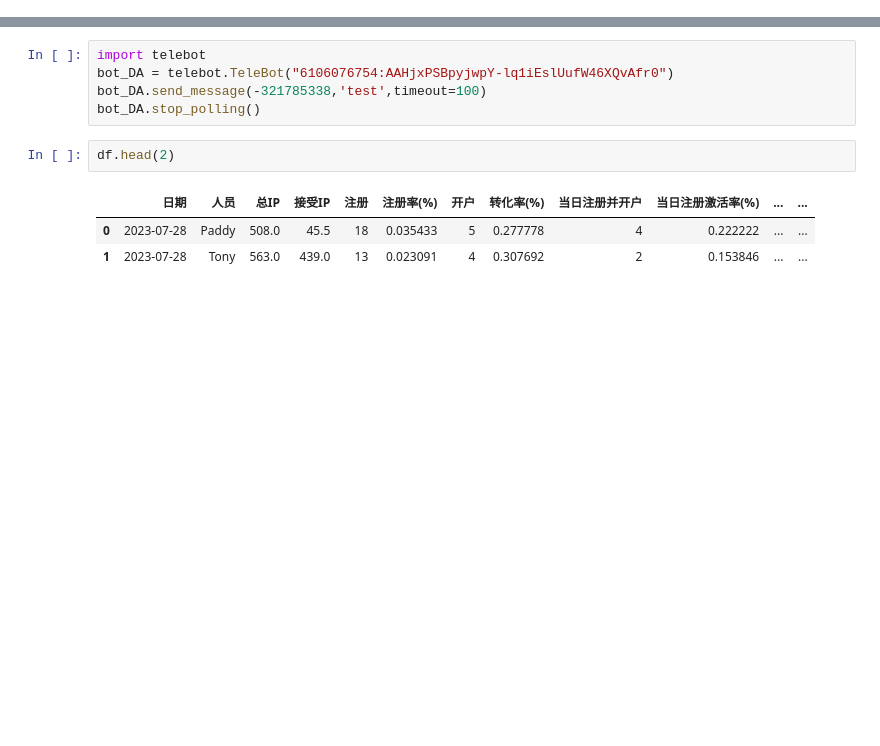
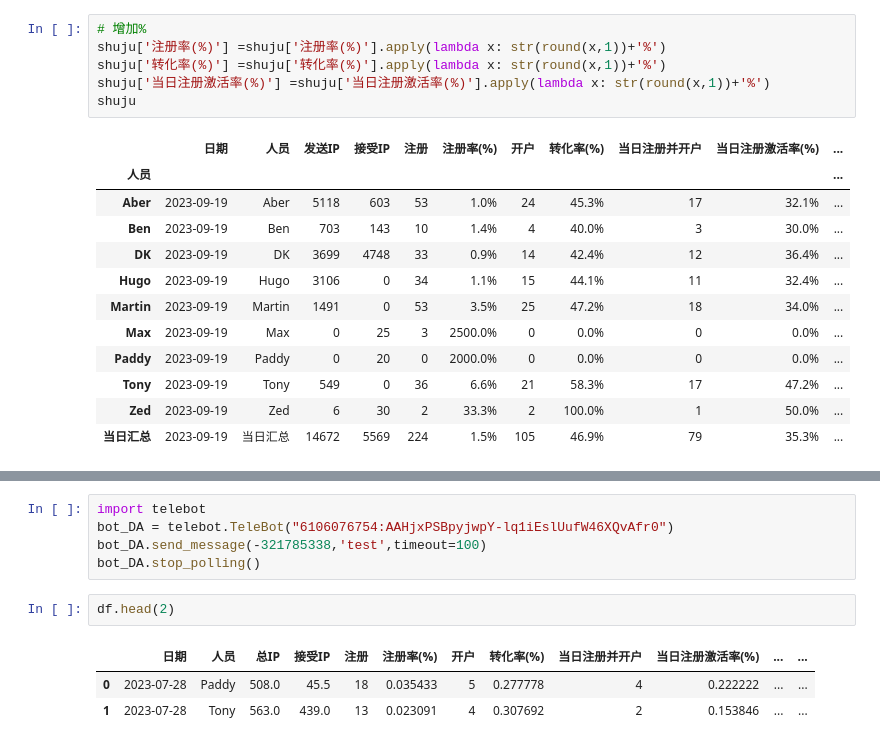
Before and after one commit to Marquis0065/project202308285, a Jupyter notebook: Bsport/TEST_/test1.ipynb, the cells around one changed output, grey strips where cells are left out. Saved outputs shown, nothing was run; the diff lists cells and outputs as text; blank space fills up the shorter version.

```diff
--- a/Bsport/TEST_/test1.ipynb
+++ b/Bsport/TEST_/test1.ipynb
@@ -0,0 +567,19 @@
+# %%
+# 增加%
+shuju['注册率(%)'] =shuju['注册率(%)'].apply(lambda x: str(round(x,1))+'%')
+shuju['转化率(%)'] =shuju['转化率(%)'].apply(lambda x: str(round(x,1))+'%')
+shuju['当日注册激活率(%)'] =shuju['当日注册激活率(%)'].apply(lambda x: str(round(x,1))+'%')
+shuju
+# %% [output]
+|  | 日期 | 人员 | 发送IP | 接受IP | 注册 | 注册率(%) | 开户 | 转化率(%) | 当日注册并开户 | 当日注册激活率(%) | ... |
+| 人员 |  |  |  |  |  |  |  |  |  |  | ... |
+| Aber | 2023-09-19 | Aber | 5118 | 603 | 53 | 1.0% | 24 | 45.3% | 17 | 32.1% | ... |
+| Ben | 2023-09-19 | Ben | 703 | 143 | 10 | 1.4% | 4 | 40.0% | 3 | 30.0% | ... |
+| DK | 2023-09-19 | DK | 3699 | 4748 | 33 | 0.9% | 14 | 42.4% | 12 | 36.4% | ... |
+| Hugo | 2023-09-19 | Hugo | 3106 | 0 | 34 | 1.1% | 15 | 44.1% | 11 | 32.4% | ... |
+| Martin | 2023-09-19 | Martin | 1491 | 0 | 53 | 3.5% | 25 | 47.2% | 18 | 34.0% | ... |
+| Max | 2023-09-19 | Max | 0 | 25 | 3 | 2500.0% | 0 | 0.0% | 0 | 0.0% | ... |
+| Paddy | 2023-09-19 | Paddy | 0 | 20 | 0 | 2000.0% | 0 | 0.0% | 0 | 0.0% | ... |
+| Tony | 2023-09-19 | Tony | 549 | 0 | 36 | 6.6% | 21 | 58.3% | 17 | 47.2% | ... |
+| Zed | 2023-09-19 | Zed | 6 | 30 | 2 | 33.3% | 2 | 100.0% | 1 | 50.0% | ... |
+| 当日汇总 | 2023-09-19 | 当日汇总 | 14672 | 5569 | 224 | 1.5% | 105 | 46.9% | 79 | 35.3% | ... |
```
Also changed, not shown: parts of 3 cells of this notebook, 11 other files.
